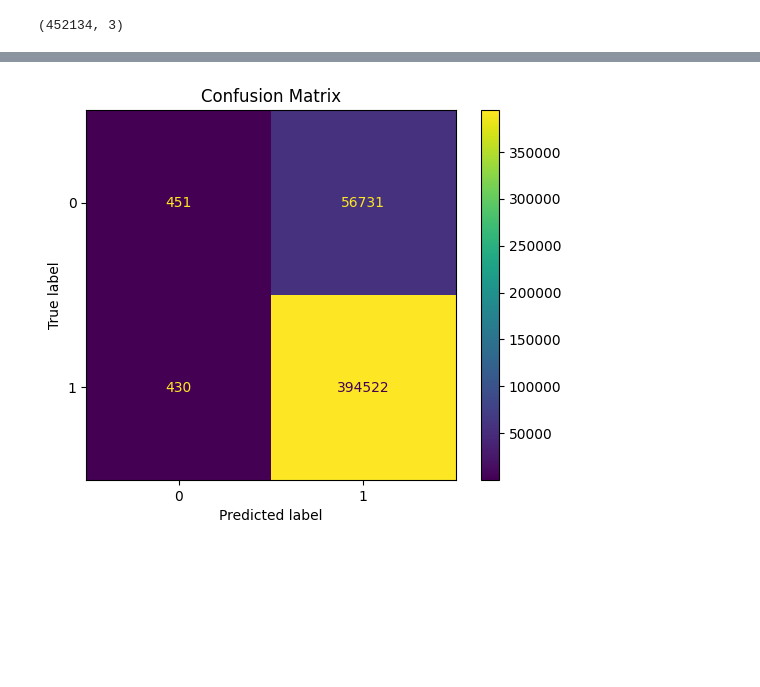
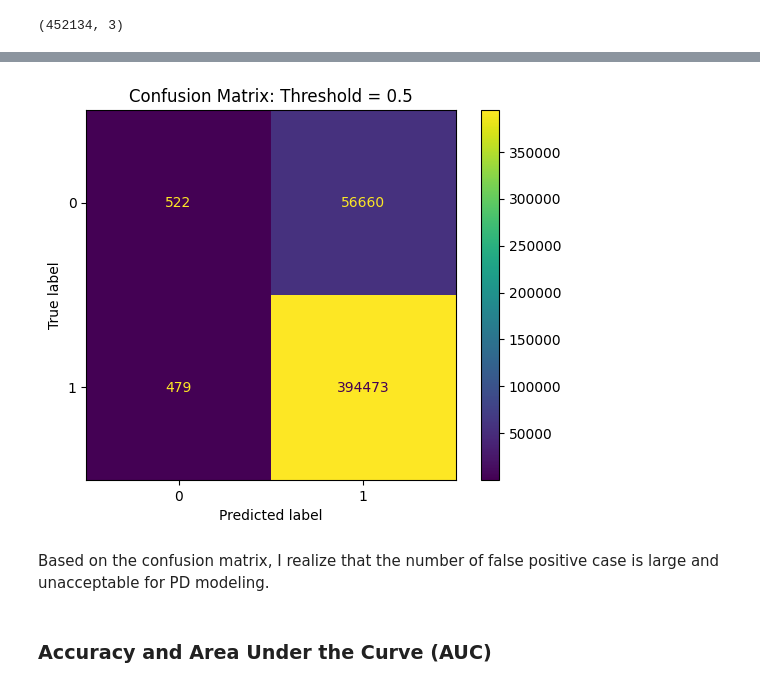
Before and after one commit to z252zhu/Credit-Risk-Modeling-on-Loan-Data, a Jupyter notebook: Credir Risk Modeling on Lending Club Loan Data - Modeling.ipynb, the cells around one changed output, grey strips where cells are left out. Cells and saved outputs as stored; diff of their text form; code cells hidden in the pictures; blank space fills up the shorter version.

Commit message:
Update Modeling.iptnb

```diff
--- a/Credir Risk Modeling on Lending Club Loan Data - Modeling.ipynb
+++ b/Credir Risk Modeling on Lending Club Loan Data - Modeling.ipynb
@@ -394,0 +714,24 @@ mths_since_last_record:>108                 -0.0362      0.038     -0.953      0
+# %%
+reference_category = [
+    'grade:G',
+    'home_ownership:RENT_OTHER_NONE_ANY',
+    'addr_state:IA_AL_LA_OK_AR_MS_NV',
+    'verification_status:Verified',
+    'purpose:edu_smbus_rnenergy_mov',
+    'initial_list_status:f',
+    'term:60',
+    'emp_length:0',
+    'mths_since_issue_d:>65',
+    'int_rate:>22.772',
+    'mths_since_earliest_cr_line:<142',
+    'inq_last_6mths:>3',
+    'open_acc:<4',
+    'total_rev_hi_lim:<5K',
+    'annual_inc:<20K',
+    'dti:>35',
+    'mths_since_last_delinq:0-18',
+    'mths_since_last_record:0-15']
+# %%
+input_train_with_refer_categ = loan_data_inputs_train.loc[: , selected_explanatory_variables]
+inputs_train = input_train_with_refer_categ.drop(reference_category, axis = 1)
+inputs_train.head(10)
@@ -394,0 +750,3 @@ mths_since_last_record:>108                 -0.0362      0.038     -0.953      0
+# %%
+log_reg_model3 = LogisticRegression_p_values()
+log_reg_model3.fit(inputs_train, loan_data_targets_train)
@@ -413,2 +804,2 @@ inputs_test.head(10)
 # %%
-y_hat_test = log_reg.predict(inputs_test)
+y_hat_test = log_reg_model3.model.predict(inputs_test)
@@ -451,8 +840,12 @@ df_actual_predicted_prob.head(20)
 # %%
-cm = confusion_matrix(loan_data_targets_test, y_hat_test, labels=log_reg.classes_)
-disp = ConfusionMatrixDisplay(confusion_matrix=cm, display_labels=log_reg.classes_)
+cm = confusion_matrix(loan_data_targets_test, y_hat_test, labels = log_reg_model3.model.classes_)
+disp = ConfusionMatrixDisplay(confusion_matrix = cm, display_labels = log_reg_model3.model.classes_)
 disp.plot()
-plt.title('Confusion Matrix')
+plt.title('Confusion Matrix: Threshold = 0.5')
 plt.show()
 # %% [output]
-[figure, old version]
+[figure, new version]
+# %% [markdown]
+Based on the confusion matrix, I realize that the number of false positive case is large and unacceptable for PD modeling.
+# %% [markdown]
+### Accuracy and Area Under the Curve (AUC)
```
Also changed, not shown: parts of 46 cells of this notebook.
